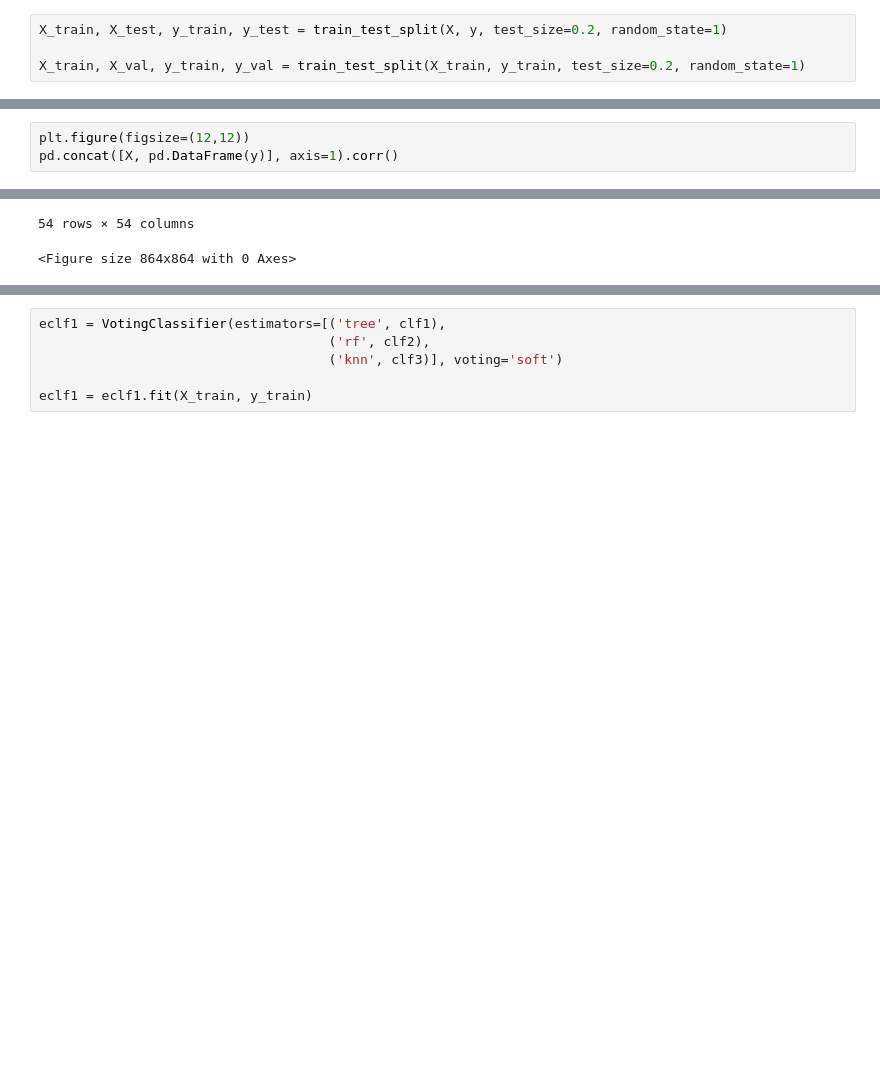
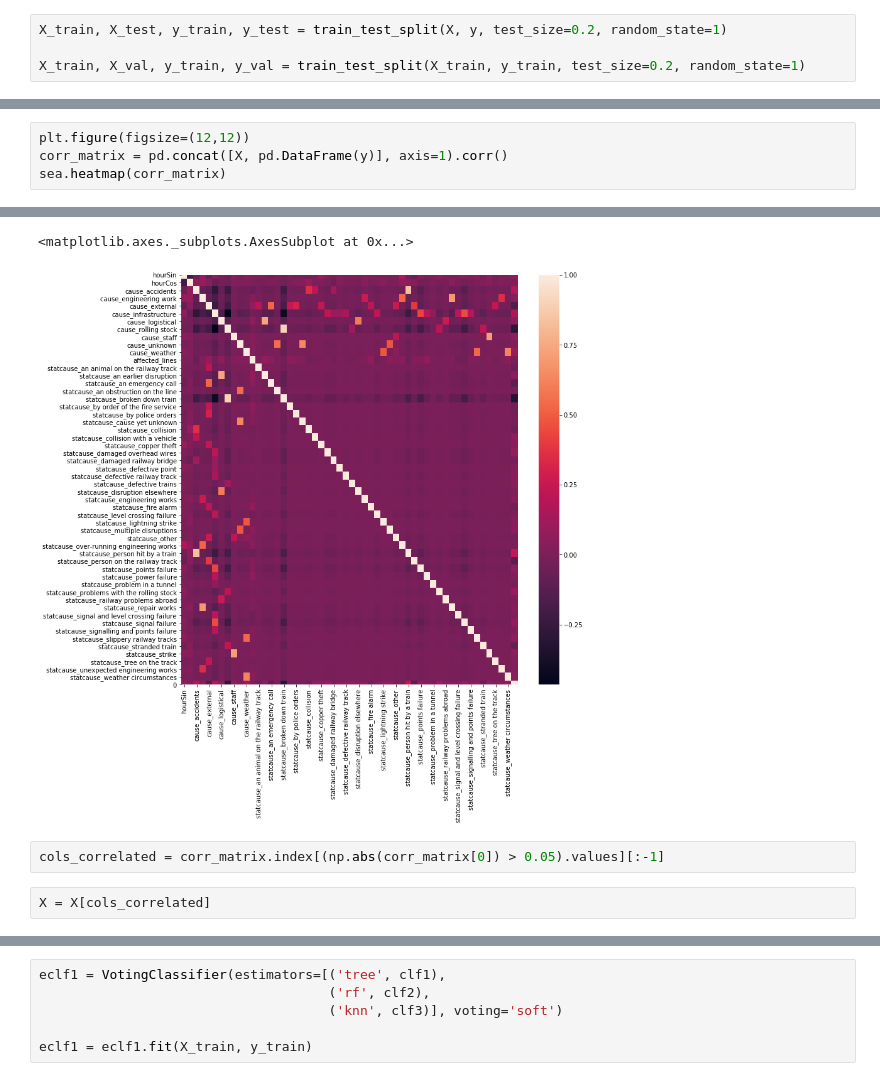
Before and after one commit to VHeusinkveld/small_investigations, a Jupyter notebook: 2020TrainDelays/train_disruptions.ipynb, the cells around one changed output, grey strips where cells are left out. Saved outputs shown, nothing was run; the diff lists cells and outputs as text; blank space fills up the shorter version.

Commit message:
2020 train delays. removed some columns that had a low correlation.

```diff
--- a/2020TrainDelays/train_disruptions.ipynb
+++ b/2020TrainDelays/train_disruptions.ipynb
@@ -196,4 +193,5 @@ pd.DataFrame.corrwith()
 # %%
 plt.figure(figsize=(12,12))
-pd.concat([X, pd.DataFrame(y)], axis=1).corr()
+corr_matrix = pd.concat([X, pd.DataFrame(y)], axis=1).corr()
+sea.heatmap(corr_matrix)
 # %% [output]
@@ -217,2 +198,6 @@ pd.concat([X, pd.DataFrame(y)], axis=1).corr()
-54 rows × 54 columns
+<matplotlib.axes._subplots.AxesSubplot at 0x...>
-<Figure size 864x864 with 0 Axes>
+[figure, added]
+# %%
+cols_correlated = corr_matrix.index[(np.abs(corr_matrix[0]) > 0.05).values][:-1]
+# %%
+X = X[cols_correlated]
```
Also changed, not shown: parts of 13 cells of this notebook.
